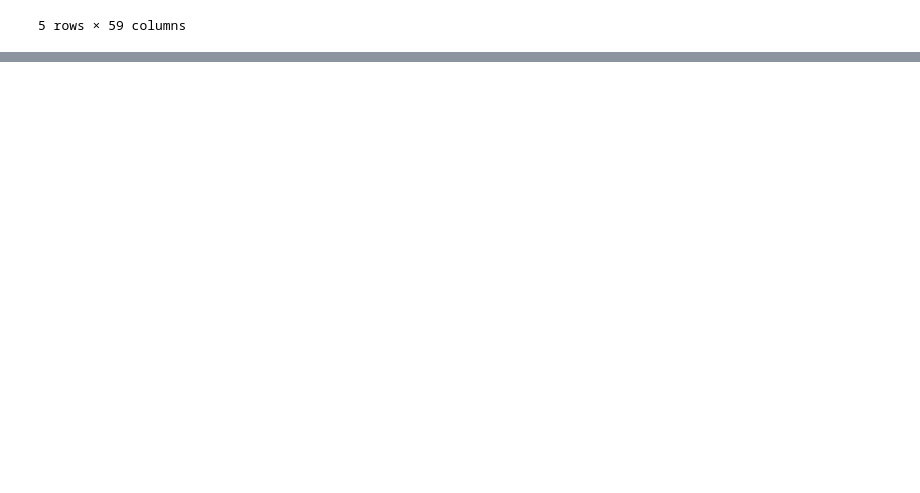
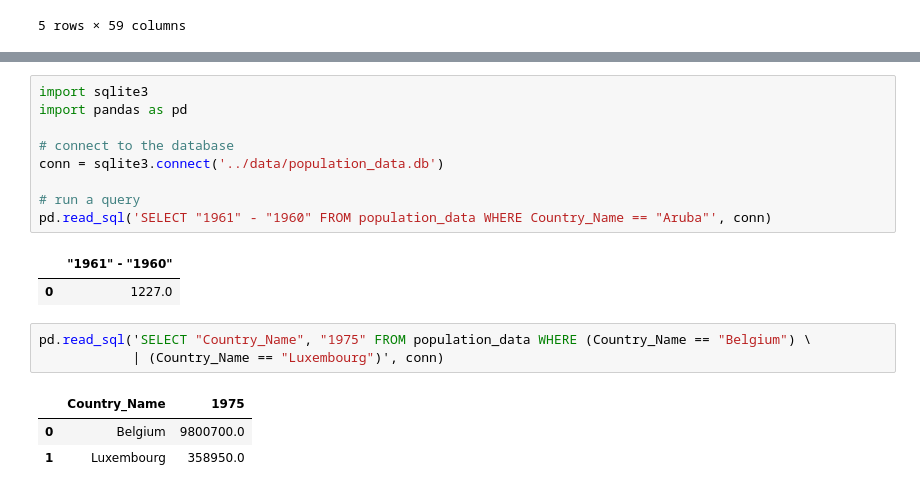
Before and after one commit to eatPizza311/Udacity-DSND, a Jupyter notebook: L3-Data Engineering/1.ETL pipline/Extract/ETL_Extract.ipynb, the cells around one changed output, grey strips where cells are left out. Drawn from its saved outputs; the diff is of its cells as text; blank space fills up the shorter version.

Commit message:
feat: add "Extract Data from SQL Databases" to ETL_Extract notebook

```diff
--- a/L3-Data Engineering/1.ETL pipline/Extract/ETL_Extract.ipynb
+++ b/L3-Data Engineering/1.ETL pipline/Extract/ETL_Extract.ipynb
@@ -217,0 +228,19 @@ df_xml.head()
+# %%
+import sqlite3
+import pandas as pd
+
+# connect to the database
+conn = sqlite3.connect('../data/population_data.db')
+
+# run a query
+pd.read_sql('SELECT "1961" - "1960" FROM population_data WHERE Country_Name == "Aruba"', conn)
+# %% [output]
+|  | "1961" - "1960" |
+| 0 | 1227.0 |
+# %%
+pd.read_sql('SELECT "Country_Name", "1975" FROM population_data WHERE (Country_Name == "Belgium") \
+            | (Country_Name == "Luxembourg")', conn)
+# %% [output]
+|  | Country_Name | 1975 |
+| 0 | Belgium | 9800700.0 |
+| 1 | Luxembourg | 358950.0 |
```
Also changed, not shown: parts of 3 cells of this notebook.
